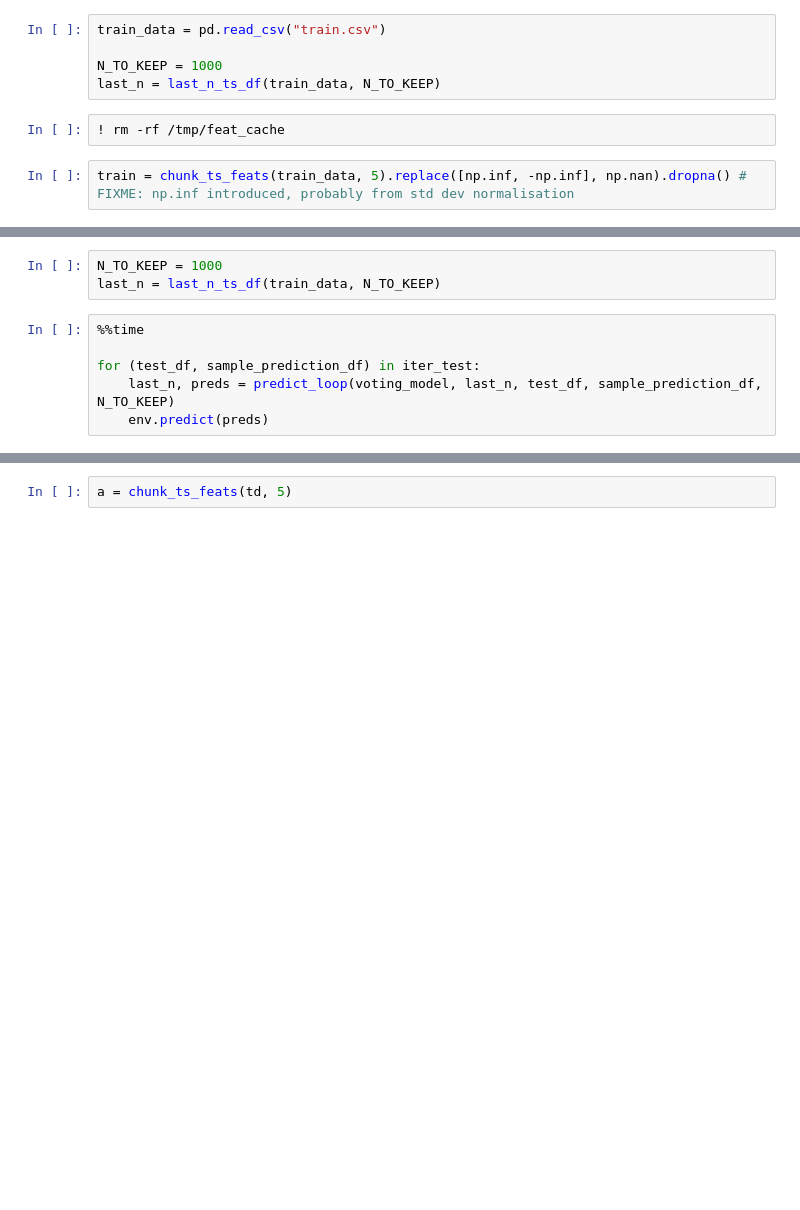
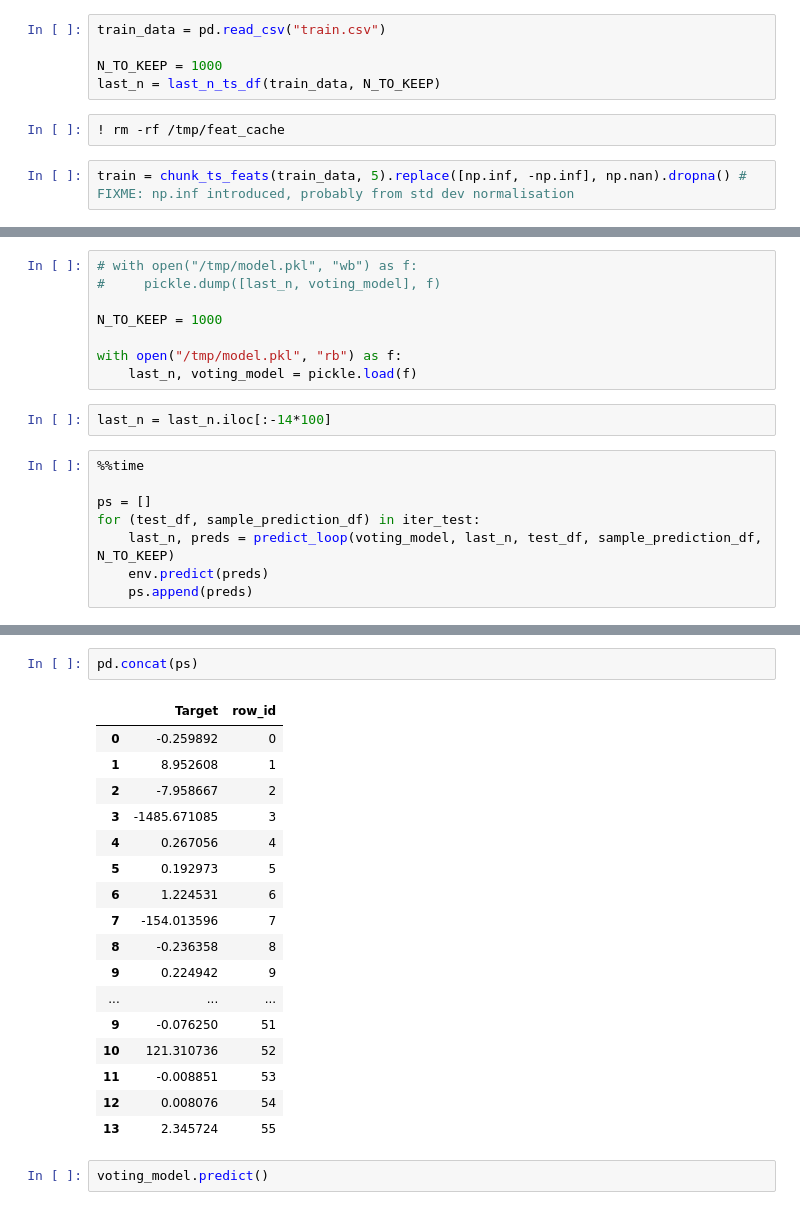
Before and after one commit to nikulpatel462/crypto_forecasting, a Jupyter notebook: notebooks/final_fitting_minimal.ipynb, the cells around one changed output, grey strips where cells are left out. Drawn from its saved outputs; the diff is of its cells as text; blank space fills up the shorter version.

```diff
--- a/notebooks/final_fitting_minimal.ipynb
+++ b/notebooks/final_fitting_minimal.ipynb
@@ -495,10 +506,19 @@ voting_model.fit(train)
-# %%
-N_TO_KEEP = 1000
-last_n = last_n_ts_df(train_data, N_TO_KEEP)
+# %%
+# with open("/tmp/model.pkl", "wb") as f:
+#     pickle.dump([last_n, voting_model], f)
+
+N_TO_KEEP = 1000
+
+with open("/tmp/model.pkl", "rb") as f:
+    last_n, voting_model = pickle.load(f)
+# %%
+last_n = last_n.iloc[:-14*100]
 # %%
 %%time
 
+ps = []
 for (test_df, sample_prediction_df) in iter_test:
     last_n, preds = predict_loop(voting_model, last_n, test_df, sample_prediction_df, N_TO_KEEP)
     env.predict(preds)
+    ps.append(preds)
 # %% [output]
@@ -516,2 +528,22 @@ total 2.3G
-# %%
-a = chunk_ts_feats(td, 5)
+# %%
+pd.concat(ps)
+# %% [output]
+|  | Target | row_id |
+| 0 | -0.259892 | 0 |
+| 1 | 8.952608 | 1 |
+| 2 | -7.958667 | 2 |
+| 3 | -1485.671085 | 3 |
+| 4 | 0.267056 | 4 |
+| 5 | 0.192973 | 5 |
+| 6 | 1.224531 | 6 |
+| 7 | -154.013596 | 7 |
+| 8 | -0.236358 | 8 |
+| 9 | 0.224942 | 9 |
+| ... | ... | ... |
+| 9 | -0.076250 | 51 |
+| 10 | 121.310736 | 52 |
+| 11 | -0.008851 | 53 |
+| 12 | 0.008076 | 54 |
+| 13 | 2.345724 | 55 |
+# %%
+voting_model.predict()
```
Also changed, not shown: parts of 8 cells of this notebook.
